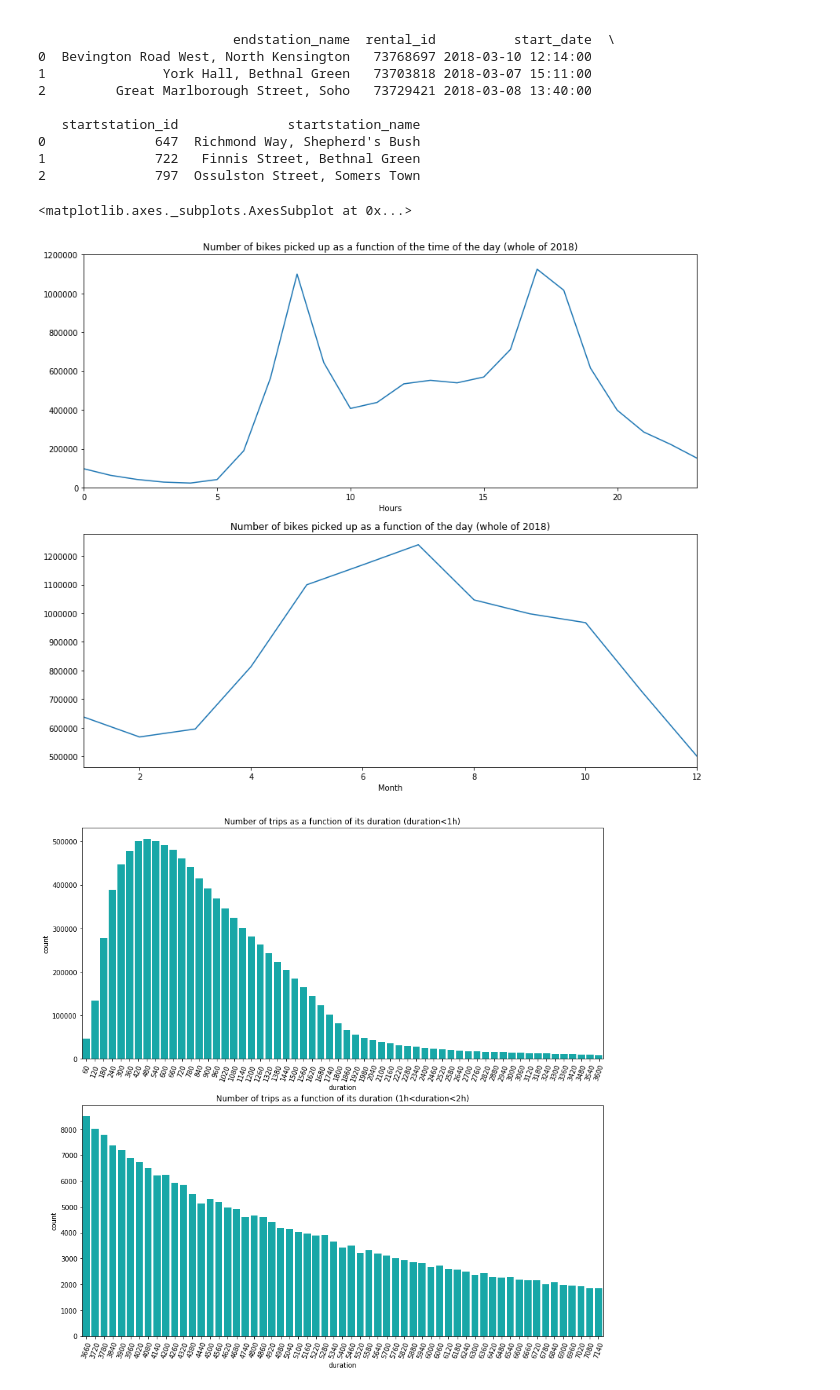
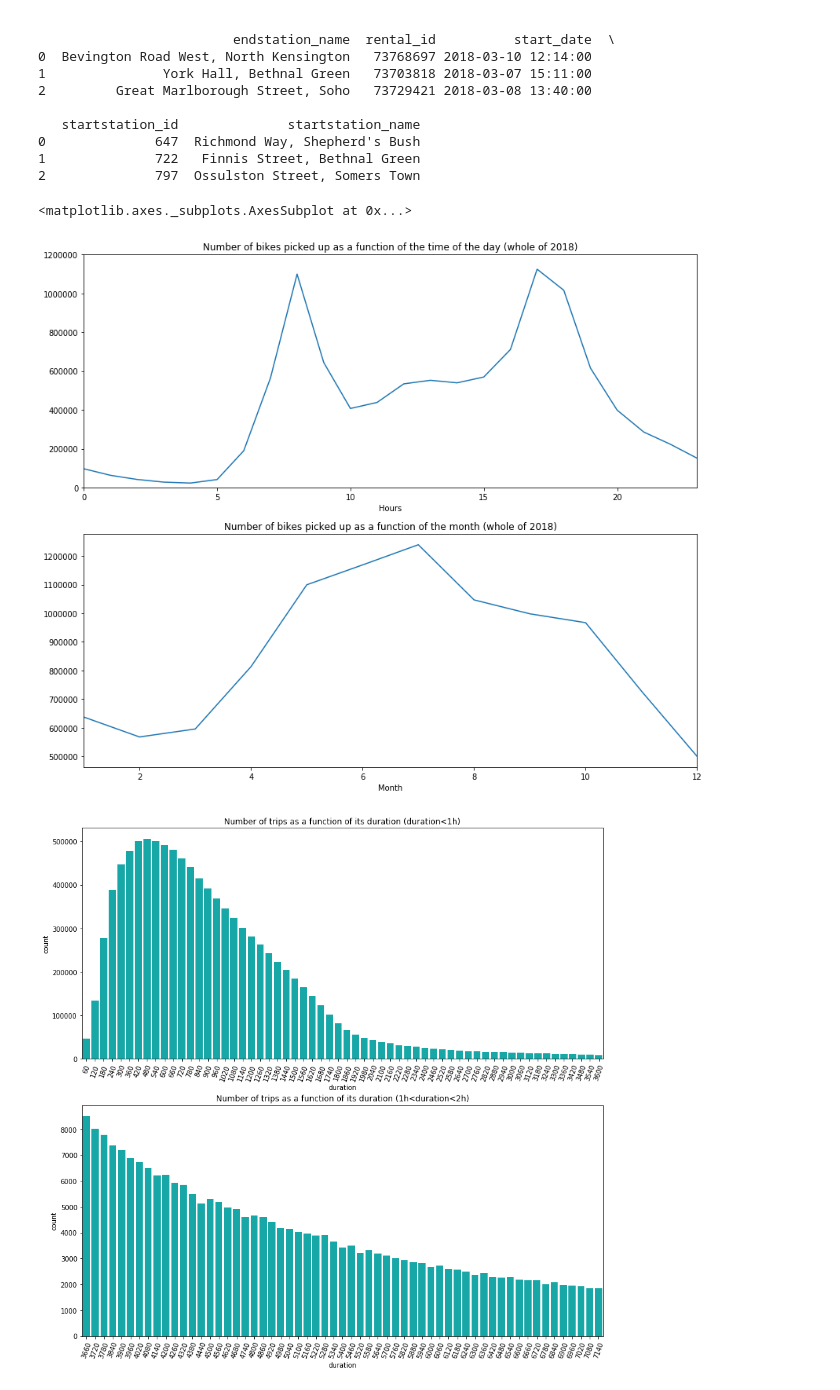
Before and after one commit to GeoffroyS/London-bikes-analysis, a Jupyter notebook: bikes_analysis.ipynb, the cells around one changed output. Saved outputs shown, nothing was run; the diff lists cells and outputs as text; code cells hidden in the pictures.

```diff
--- a/bikes_analysis.ipynb
+++ b/bikes_analysis.ipynb
@@ -80,17 +80,17 @@ print(bikes_df.head(3))
 # %%
 fig, (ax1, ax2) = plt.subplots(nrows=2, figsize=(14,12))
 
 ax1.set_ylim(0,1200000)
 ax1.set_title('Number of bikes picked up as a function of the time of the day (whole of 2018)', fontsize=12)
 
 #ax2.set_ylim(0,40000)
-ax2.set_title('Number of bikes picked up as a function of the day (whole of 2018)', fontsize=12)
+ax2.set_title('Number of bikes picked up as a function of the month (whole of 2018)', fontsize=12)
 
 bikes_df.groupby(bikes_df['start_date'].rename('Hours').dt.hour).size().plot(ax=ax1)
 bikes_df.groupby(bikes_df['start_date'].rename('Month').dt.month).size().plot(ax=ax2)
 # %% [output]
 <matplotlib.axes._subplots.AxesSubplot at 0x...>
-[figure, old version]
+[figure, new version]
 # %%
 fig, (ax1, ax2) = plt.subplots(nrows=2, figsize=(14,14))
 
```
